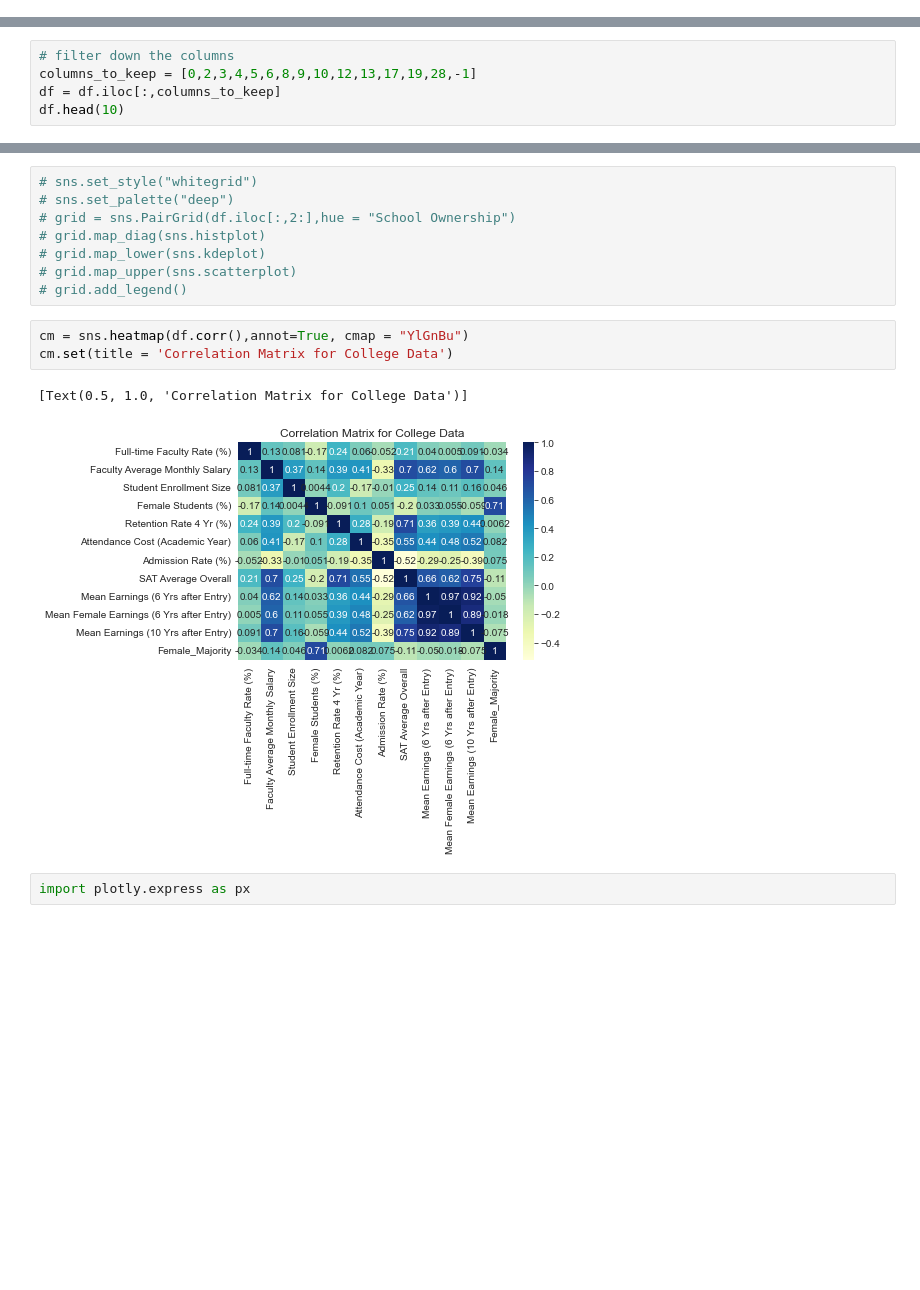
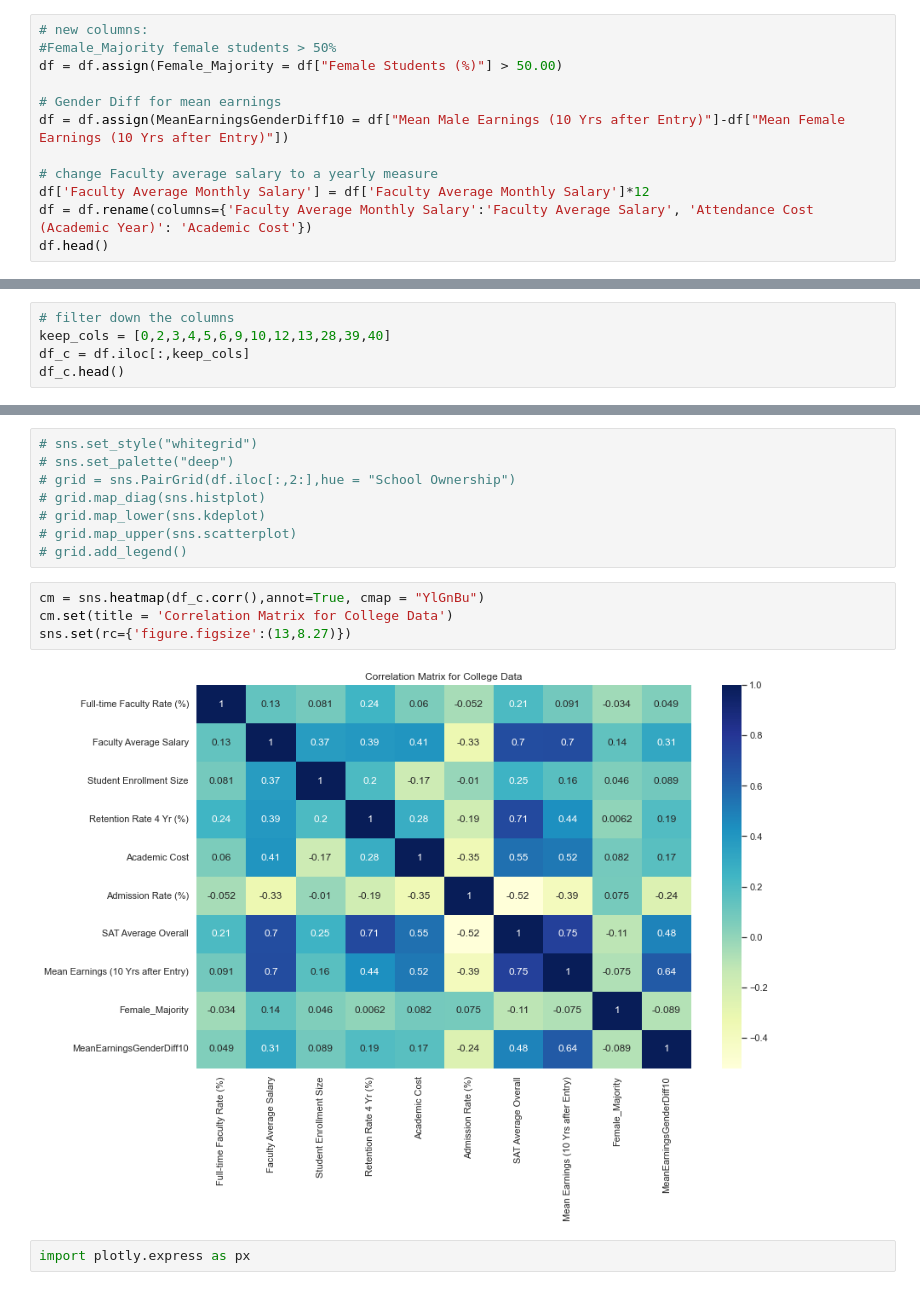
Before and after one commit to runstats21/college-score-card-analysis, a Jupyter notebook: CollegeScorecardEDA.ipynb, the cells around one changed output, grey strips where cells are left out. Saved outputs shown, nothing was run; the diff lists cells and outputs as text; blank space fills up the shorter version.

```diff
--- a/CollegeScorecardEDA.ipynb
+++ b/CollegeScorecardEDA.ipynb
@@ -28,0 +42,12 @@ df = df.assign(Female_Majority = df["Female Students (%)"] > 50.00)
+# %%
+# new columns:
+#Female_Majority female students > 50%
+df = df.assign(Female_Majority = df["Female Students (%)"] > 50.00)
+
+# Gender Diff for mean earnings
+df = df.assign(MeanEarningsGenderDiff10 = df["Mean Male Earnings (10 Yrs after Entry)"]-df["Mean Female Earnings (10 Yrs after Entry)"])
+
+# change Faculty average salary to a yearly measure
+df['Faculty Average Monthly Salary'] = df['Faculty Average Monthly Salary']*12
+df = df.rename(columns={'Faculty Average Monthly Salary':'Faculty Average Salary', 'Attendance Cost (Academic Year)': 'Academic Cost'})
+df.head()
@@ -29,6 +62,6 @@ df = df.assign(Female_Majority = df["Female Students (%)"] > 50.00)
 # %%
 # filter down the columns
-columns_to_keep = [0,2,3,4,5,6,8,9,10,12,13,17,19,28,-1]
-df = df.iloc[:,columns_to_keep]
-df.head(10)
+keep_cols = [0,2,3,4,5,6,9,10,12,13,28,39,40]
+df_c = df.iloc[:,keep_cols]
+df_c.head()
 # %% [output]
@@ -52,11 +80,11 @@ df.head(10)
 # grid.map_upper(sns.scatterplot)
 # grid.add_legend()
 # %%
-cm = sns.heatmap(df.corr(),annot=True, cmap = "YlGnBu")
+cm = sns.heatmap(df_c.corr(),annot=True, cmap = "YlGnBu")
 cm.set(title = 'Correlation Matrix for College Data')
+sns.set(rc={'figure.figsize':(13,8.27)})
 # %% [output]
-[Text(0.5, 1.0, 'Correlation Matrix for College Data')]
-[figure, old version]
+[figure, new version]
 # %%
 import plotly.express as px
 # %%
```
Also changed, not shown: parts of 24 cells of this notebook, 1 other file.
